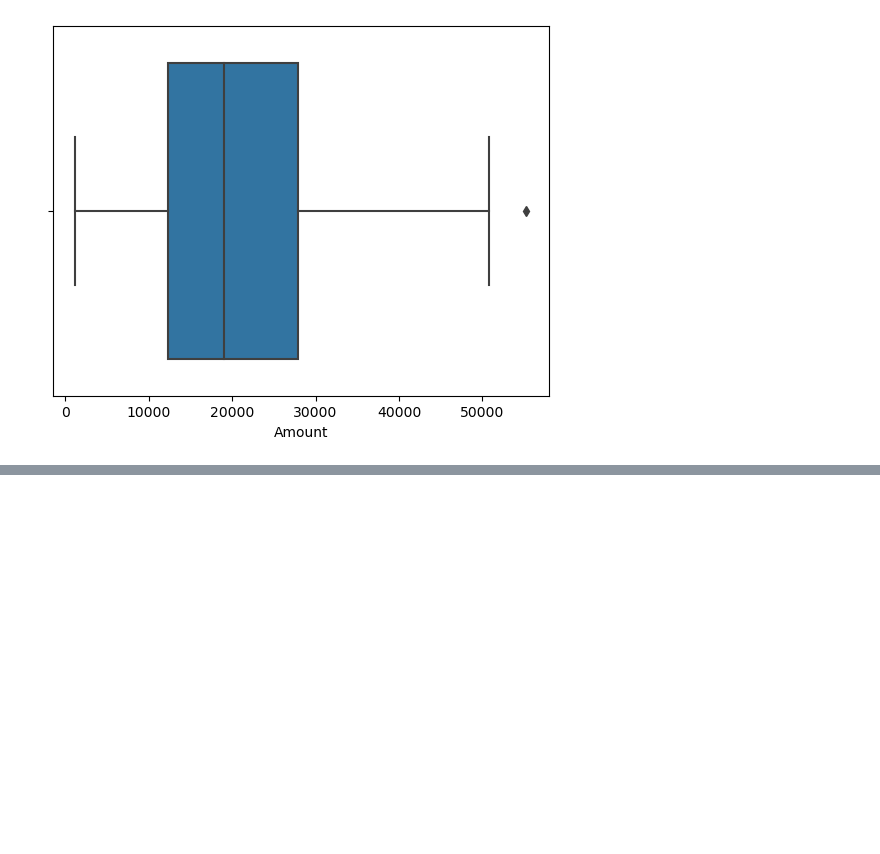
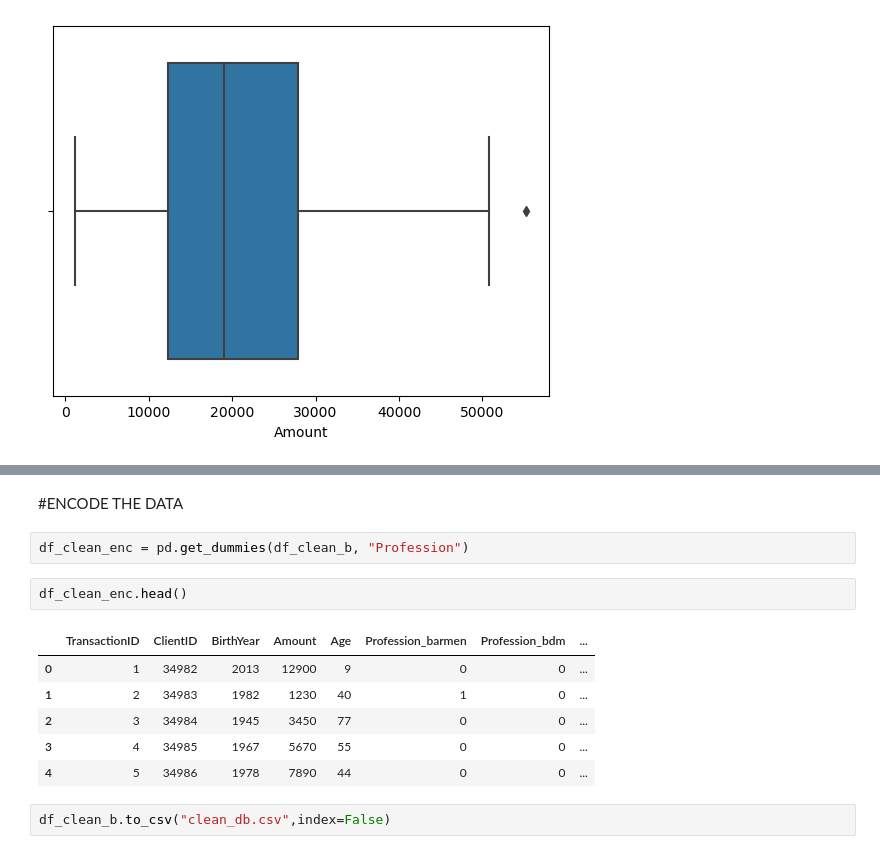
Before and after one commit to marciafof/DAFT_0116_OTALORAMarcia, a Jupyter notebook: Module_1/Lab_33_Intro-to-Data-Preparation/data_cleaning.ipynb, the cells around one changed output, grey strips where cells are left out. Saved outputs shown, nothing was run; the diff lists cells and outputs as text; blank space fills up the shorter version.

Commit message:
COMPLETED Lab33 Intro to Data Preparation

```diff
--- a/Module_1/Lab_33_Intro-to-Data-Preparation/data_cleaning.ipynb
+++ b/Module_1/Lab_33_Intro-to-Data-Preparation/data_cleaning.ipynb
@@ -498,3 +526,18 @@ df_clean_b.sort_values(by="Amount", ascending=False)
 | 3 | 4 | 34985 | 1967 | 5670 | manager | Low | 55 |
 | 2 | 3 | 34984 | 1945 | 3450 | student | Medium | 77 |
 | 1 | 2 | 34983 | 1982 | 1230 | barmen | High | 40 |
+# %% [markdown]
+#ENCODE THE DATA
+# %%
+df_clean_enc = pd.get_dummies(df_clean_b, "Profession")
+# %%
+df_clean_enc.head()
+# %% [output]
+|  | TransactionID | ClientID | BirthYear | Amount | Age | Profession_barmen | Profession_bdm | ... |
+| 0 | 1 | 34982 | 2013 | 12900 | 9 | 0 | 0 | ... |
+| 1 | 2 | 34983 | 1982 | 1230 | 40 | 1 | 0 | ... |
+| 2 | 3 | 34984 | 1945 | 3450 | 77 | 0 | 0 | ... |
+| 3 | 4 | 34985 | 1967 | 5670 | 55 | 0 | 0 | ... |
+| 4 | 5 | 34986 | 1978 | 7890 | 44 | 0 | 0 | ... |
+# %%
+df_clean_b.to_csv("clean_db.csv",index=False)
```
Also changed, not shown: parts of 8 cells of this notebook.
